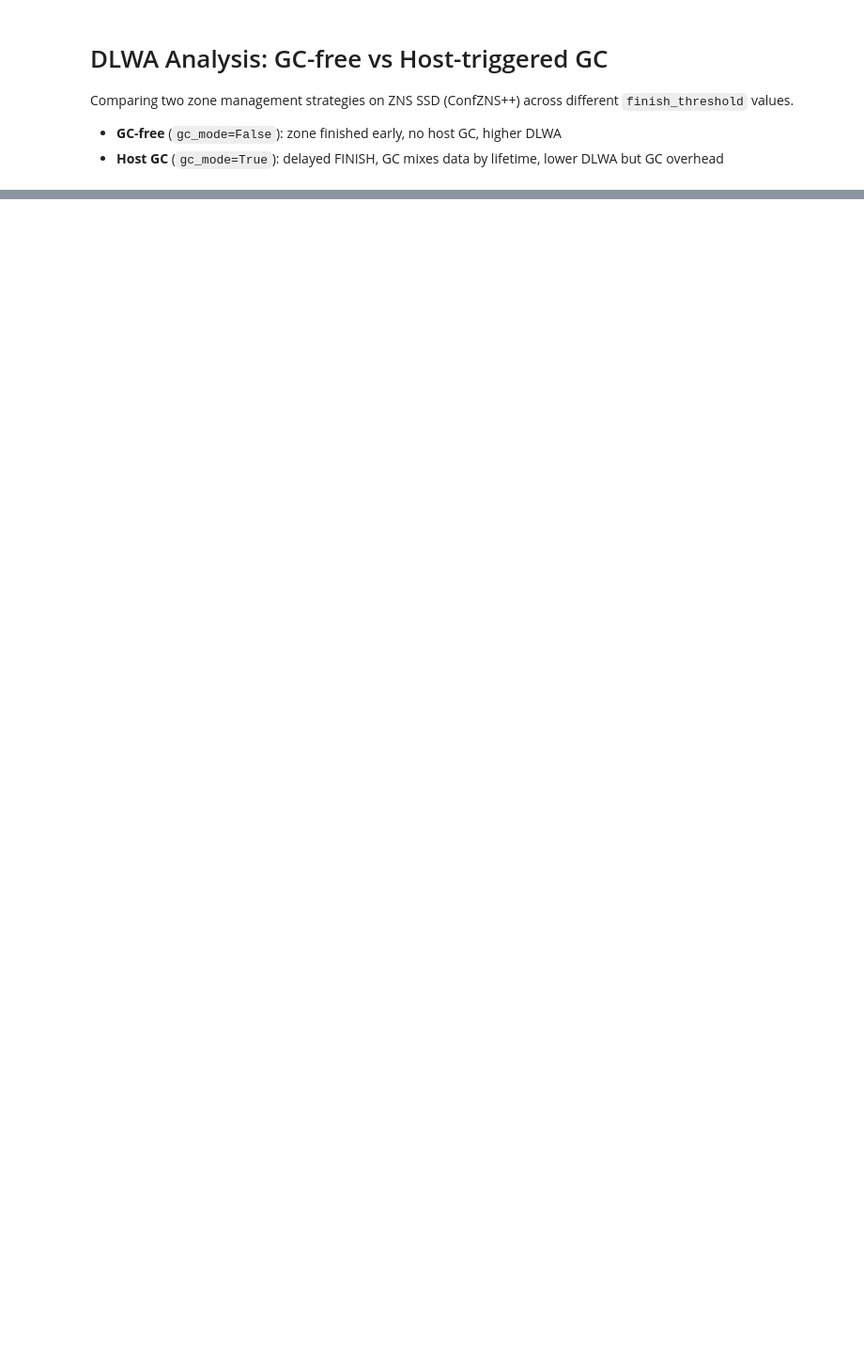
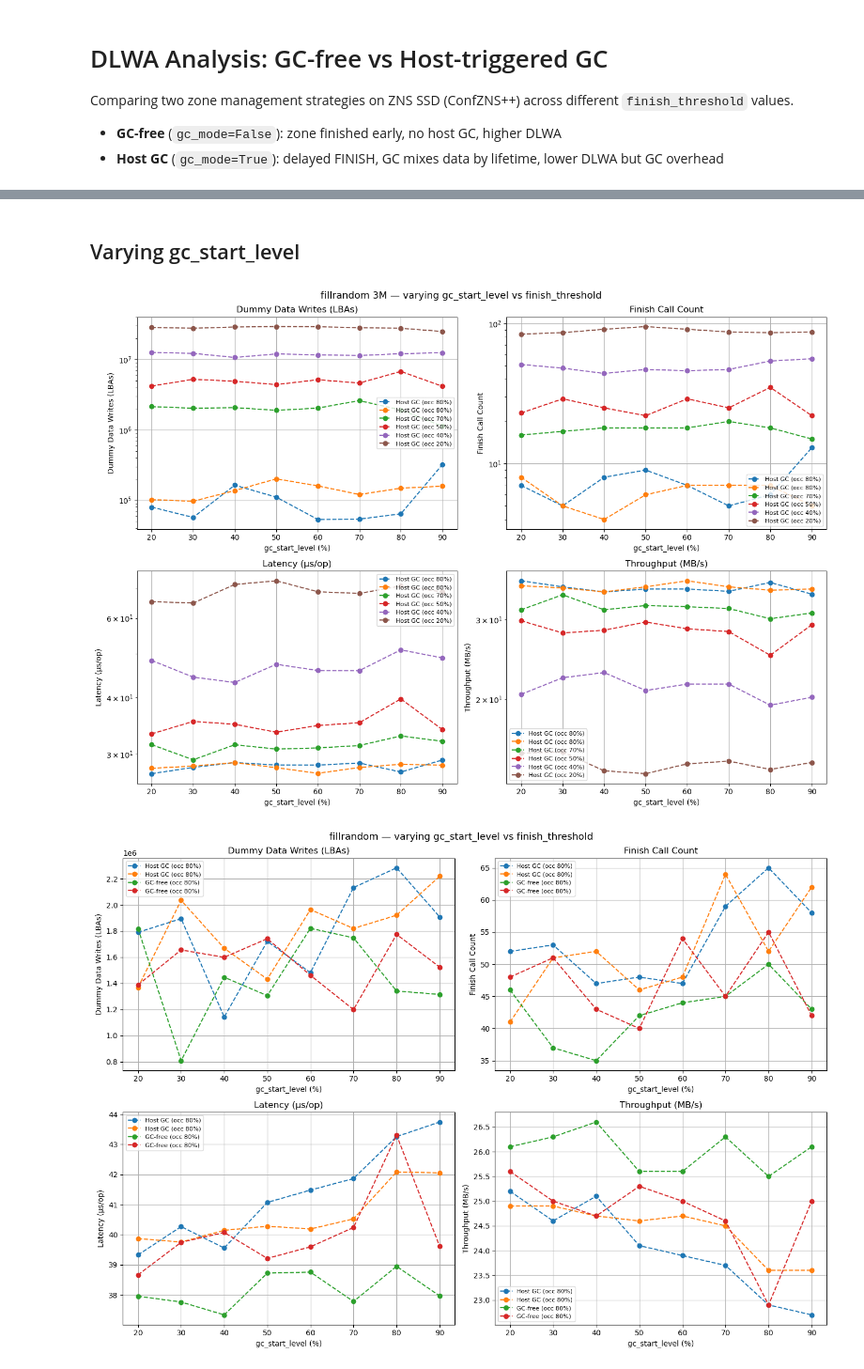
Before and after one commit to Nanat1/CS561_GC_Research, a Jupyter notebook: analysis/dlwa_analysis.ipynb, the cells around one changed output, grey strips where cells are left out. Shown at 94% size. Saved outputs shown, nothing was run; the diff lists cells and outputs as text; code cells hidden in the pictures; blank space fills up the shorter version.

```diff
--- a/analysis/dlwa_analysis.ipynb
+++ b/analysis/dlwa_analysis.ipynb
@@ -71,0 +214,30 @@ for dataset_name, path in datasets.items():
+# %% [markdown]
+## Varying gc_start_level
+# %%
+plot_baseline(
+    "fillrandom 3M — varying gc_start_level vs finish_threshold",
+    [
+        "../results/fillrandom_3M_thresh20.csv",
+        "../results/fillrandom_3M_thresh20_2.csv",
+        "../results/fillrandom_3M_thresh30.csv",
+        "../results/fillrandom_3M_thresh50.csv",
+        "../results/fillrandom_3M_thresh60.csv",
+        "../results/fillrandom_3M_thresh80.csv",
+    ],
+    show_theory=False,
+    yscale="log",
+)
+
+plot_baseline(
+    "fillrandom — varying gc_start_level vs finish_threshold",
+    [
+        "../results/fillrandom_7M_thresh20_1.csv",
+        "../results/fillrandom_7M_thresh20_2.csv",
+        "../results/fillrandom_7M_thresh20_3.csv",
+        "../results/fillrandom_7M_thresh20_4.csv",
+    ],
+    show_theory=False,
+)
+# %% [output]
+[figure, added]
+[figure, added]
```
Also changed, not shown: parts of 15 cells of this notebook, 9 other files.
